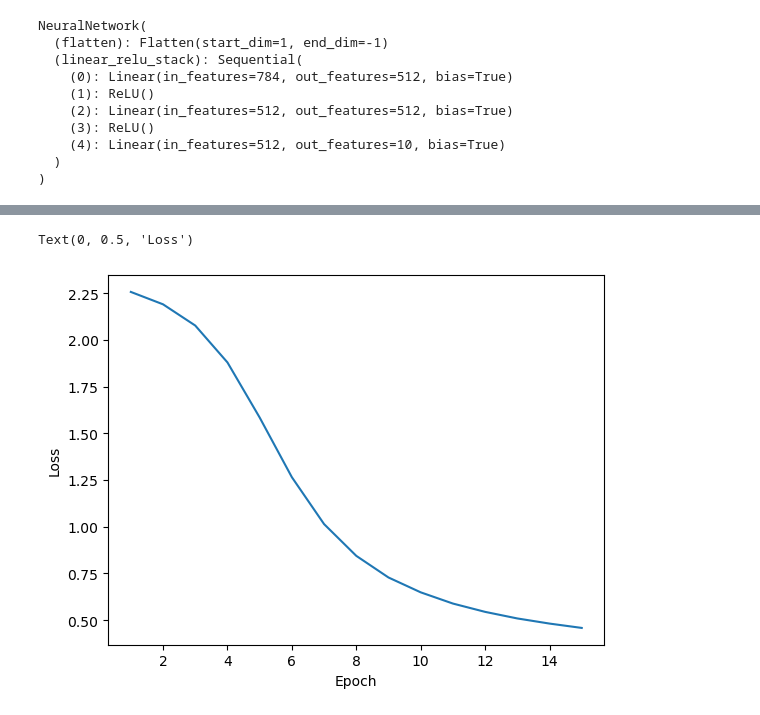
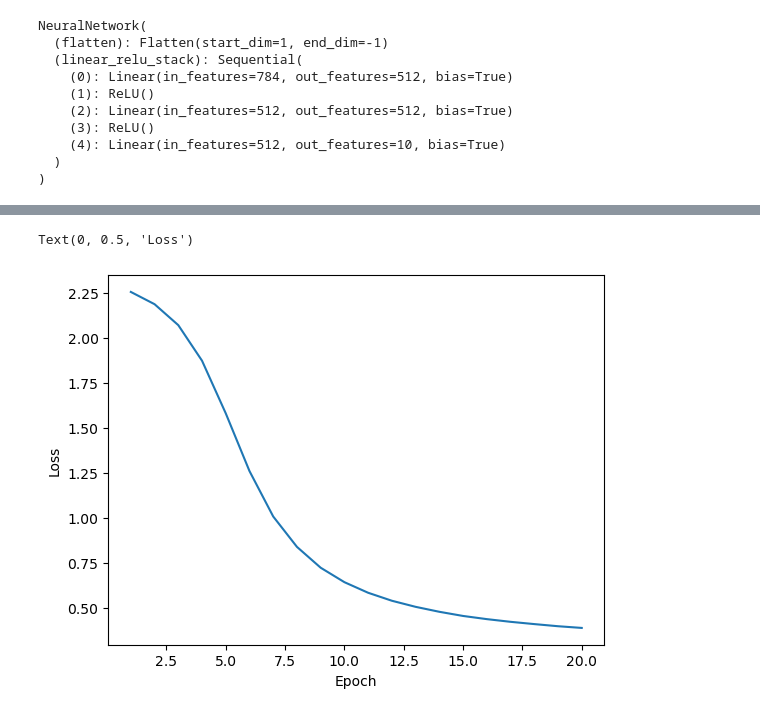
Before and after one commit to P-Balaramakrishna-Varma/round3, a Jupyter notebook: online.ipynb, the cells around one changed output, grey strips where cells are left out. Drawn from its saved outputs; the diff is of its cells as text; code cells hidden in the pictures.

```diff
--- a/online.ipynb
+++ b/online.ipynb
@@ -126,7 +126,7 @@ loss_fn = nn.CrossEntropyLoss()
 optimizer = torch.optim.SGD(model.parameters(), lr=1e-3)
 
 test_losses = []
-for epoch in range(15):
+for epoch in range(20):
     print(f"Epoch {epoch+1}\n-------------------------------")
     train(initial_dataloader, model, loss_fn, optimizer, device)
     test_loss, accuracy = test(testloader, model, loss_fn)
@@ -158,5 +158,5 @@ Test Error:
 Text(0, 0.5, 'Loss')
-[figure, old version]
+[figure, new version]
 # %%
 def train_online(OnX, Ony, initial_dataloader, model, loss_fn, optimizer, device):
     # storing intial weights
```
Also changed, not shown: parts of 4 cells of this notebook, 1 other file.
